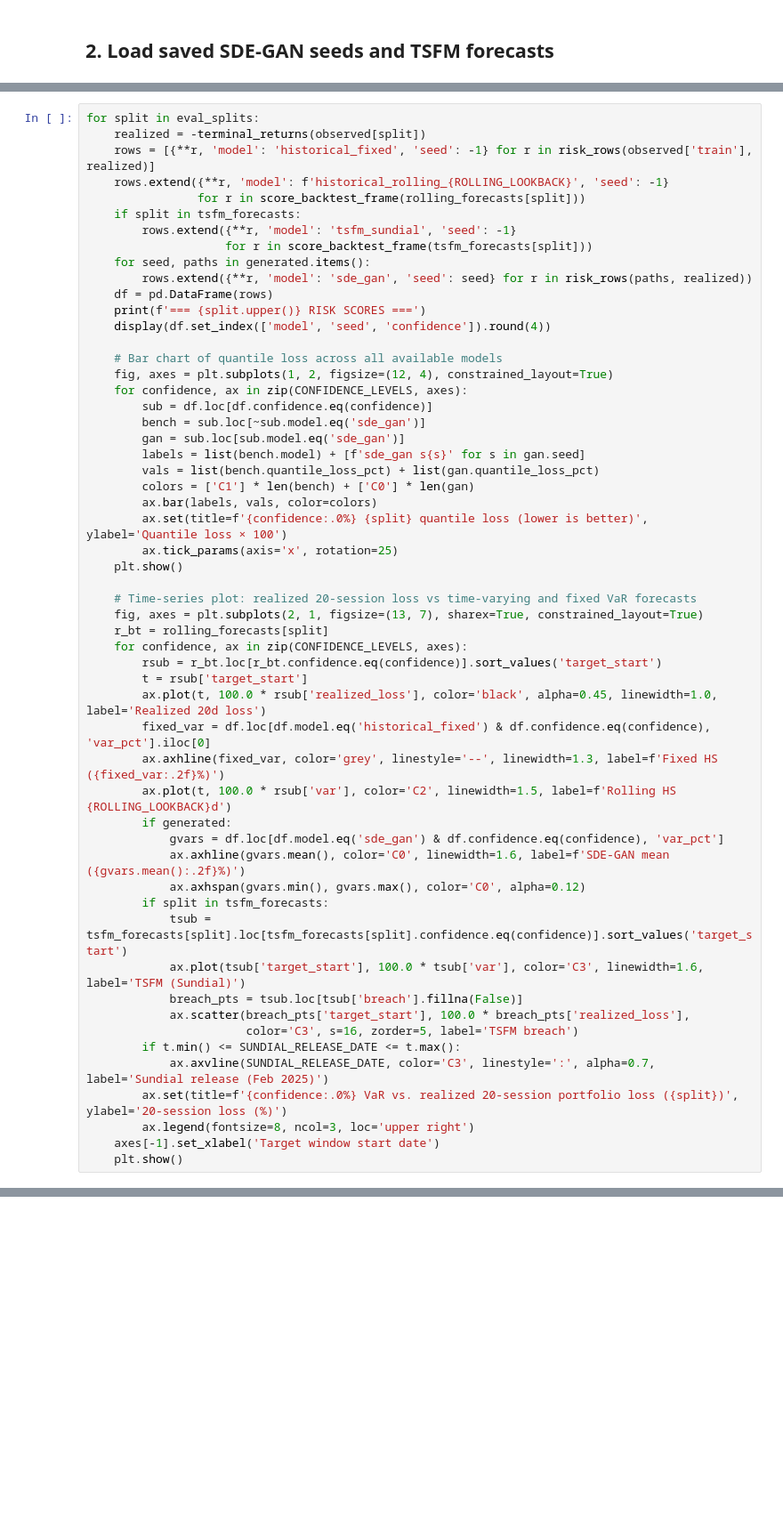
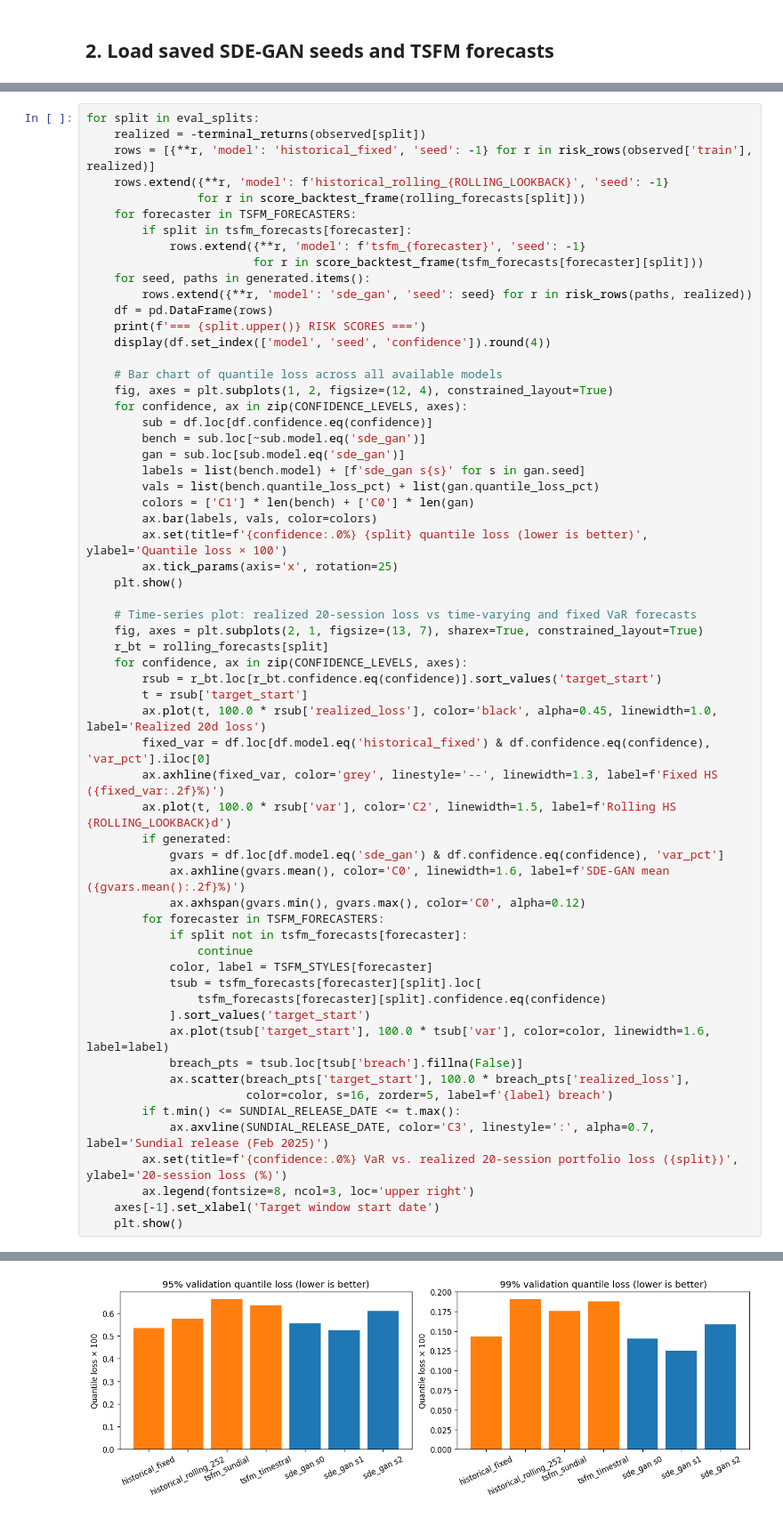
Before and after one commit to dared22/master_thesis, a Jupyter notebook: experiments/4stocks/notebooks/inspect_and_compare.ipynb, the cells around one changed output, grey strips where cells are left out. Shown at 89% size. Cells and saved outputs as stored; diff of their text form; blank space fills up the shorter version.

```diff
--- a/experiments/4stocks/notebooks/inspect_and_compare.ipynb
+++ b/experiments/4stocks/notebooks/inspect_and_compare.ipynb
@@ -153,9 +184,10 @@ for split in eval_splits:
     rows = [{**r, 'model': 'historical_fixed', 'seed': -1} for r in risk_rows(observed['train'], realized)]
     rows.extend({**r, 'model': f'historical_rolling_{ROLLING_LOOKBACK}', 'seed': -1}
                 for r in score_backtest_frame(rolling_forecasts[split]))
-    if split in tsfm_forecasts:
-        rows.extend({**r, 'model': 'tsfm_sundial', 'seed': -1}
-                    for r in score_backtest_frame(tsfm_forecasts[split]))
+    for forecaster in TSFM_FORECASTERS:
+        if split in tsfm_forecasts[forecaster]:
+            rows.extend({**r, 'model': f'tsfm_{forecaster}', 'seed': -1}
+                        for r in score_backtest_frame(tsfm_forecasts[forecaster][split]))
     for seed, paths in generated.items():
         rows.extend({**r, 'model': 'sde_gan', 'seed': seed} for r in risk_rows(paths, realized))
     df = pd.DataFrame(rows)
@@ -190,15 +222,21 @@ for split in eval_splits:
             gvars = df.loc[df.model.eq('sde_gan') & df.confidence.eq(confidence), 'var_pct']
             ax.axhline(gvars.mean(), color='C0', linewidth=1.6, label=f'SDE-GAN mean ({gvars.mean():.2f}%)')
             ax.axhspan(gvars.min(), gvars.max(), color='C0', alpha=0.12)
-        if split in tsfm_forecasts:
-            tsub = tsfm_forecasts[split].loc[tsfm_forecasts[split].confidence.eq(confidence)].sort_values('target_start')
-            ax.plot(tsub['target_start'], 100.0 * tsub['var'], color='C3', linewidth=1.6, label='TSFM (Sundial)')
+        for forecaster in TSFM_FORECASTERS:
+            if split not in tsfm_forecasts[forecaster]:
+                continue
+            color, label = TSFM_STYLES[forecaster]
+            tsub = tsfm_forecasts[forecaster][split].loc[
+                tsfm_forecasts[forecaster][split].confidence.eq(confidence)
+            ].sort_values('target_start')
+            ax.plot(tsub['target_start'], 100.0 * tsub['var'], color=color, linewidth=1.6, label=label)
             breach_pts = tsub.loc[tsub['breach'].fillna(False)]
             ax.scatter(breach_pts['target_start'], 100.0 * breach_pts['realized_loss'],
-                       color='C3', s=16, zorder=5, label='TSFM breach')
+                       color=color, s=16, zorder=5, label=f'{label} breach')
         if t.min() <= SUNDIAL_RELEASE_DATE <= t.max():
             ax.axvline(SUNDIAL_RELEASE_DATE, color='C3', linestyle=':', alpha=0.7, label='Sundial release (Feb 2025)')
         ax.set(title=f'{confidence:.0%} VaR vs. realized 20-session portfolio loss ({split})', ylabel='20-session loss (%)')
         ax.legend(fontsize=8, ncol=3, loc='upper right')
     axes[-1].set_xlabel('Target window start date')
     plt.show()
+# %% [output]
@@ -204,0 +260 @@ for split in eval_splits:
+[figure, added]
```
Also changed, not shown: parts of 10 cells of this notebook, 13 other files.
